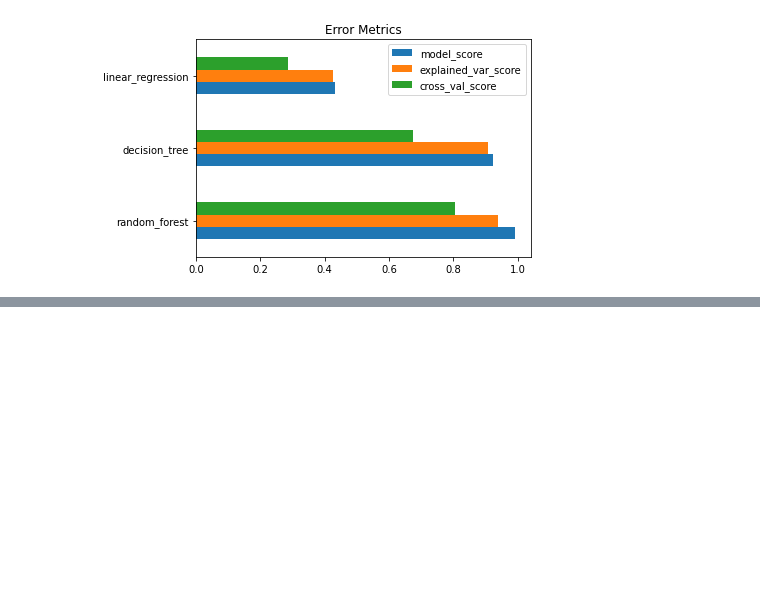
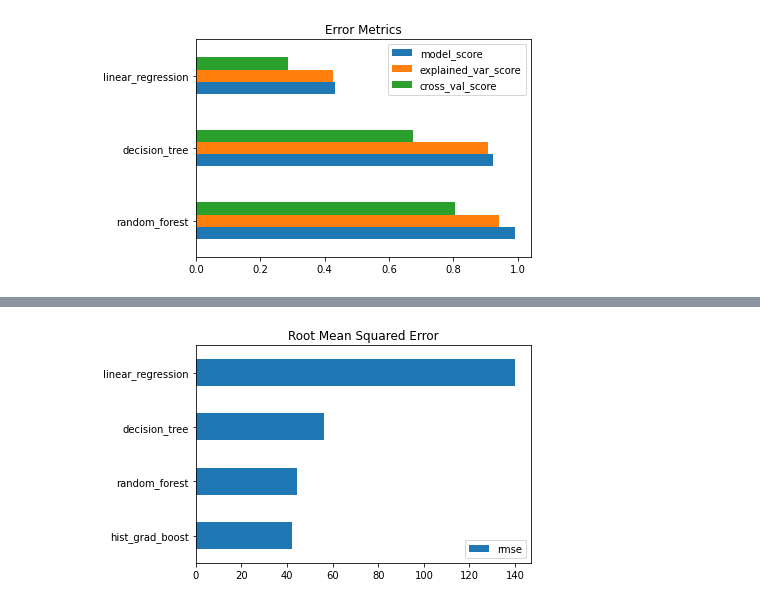
Before and after one commit to jryan814/datab-projects, a Jupyter notebook: bike_rental_predictions.ipynb, the cells around one changed output, grey strips where cells are left out. Saved outputs shown, nothing was run; the diff lists cells and outputs as text; code cells hidden in the pictures; blank space fills up the shorter version.

```diff
--- a/bike_rental_predictions.ipynb
+++ b/bike_rental_predictions.ipynb
@@ -192,0 +230,18 @@ The Random Forest was a little more accurate than the Decision Tree--and there w
+# %%
+labels = ['hist_grad_boost', 'random_forest', 'decision_tree', 'linear_regression']
+vals = [hist_grad_boost.results, random_forest.results, decision_tree.results, linear_regression.results]
+
+metrics = ['rmse']
+value_list = []
+label_dict = {i: None for i in labels}
+for v, l in zip(vals, labels):
+    value_list = []
+    for m in metrics:
+        value_list.append(v[m])
+    label_dict[l] = value_list
+
+d = pd.DataFrame(label_dict).transpose()
+d = d.rename(columns={i: n for i, n in enumerate(metrics)})
+d.plot.barh(title='Root Mean Squared Error');
+# %% [output]
+[figure, added]
```
Also changed, not shown: parts of 15 cells of this notebook.
